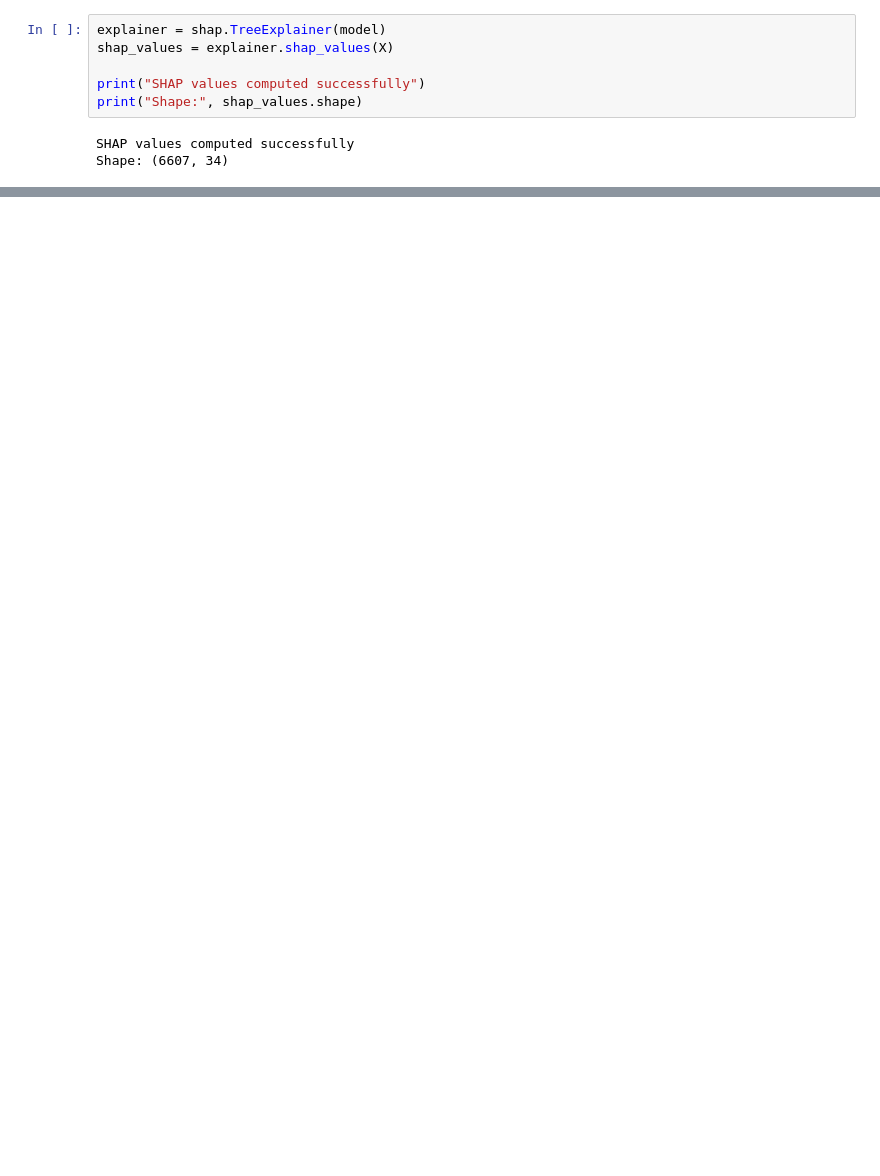
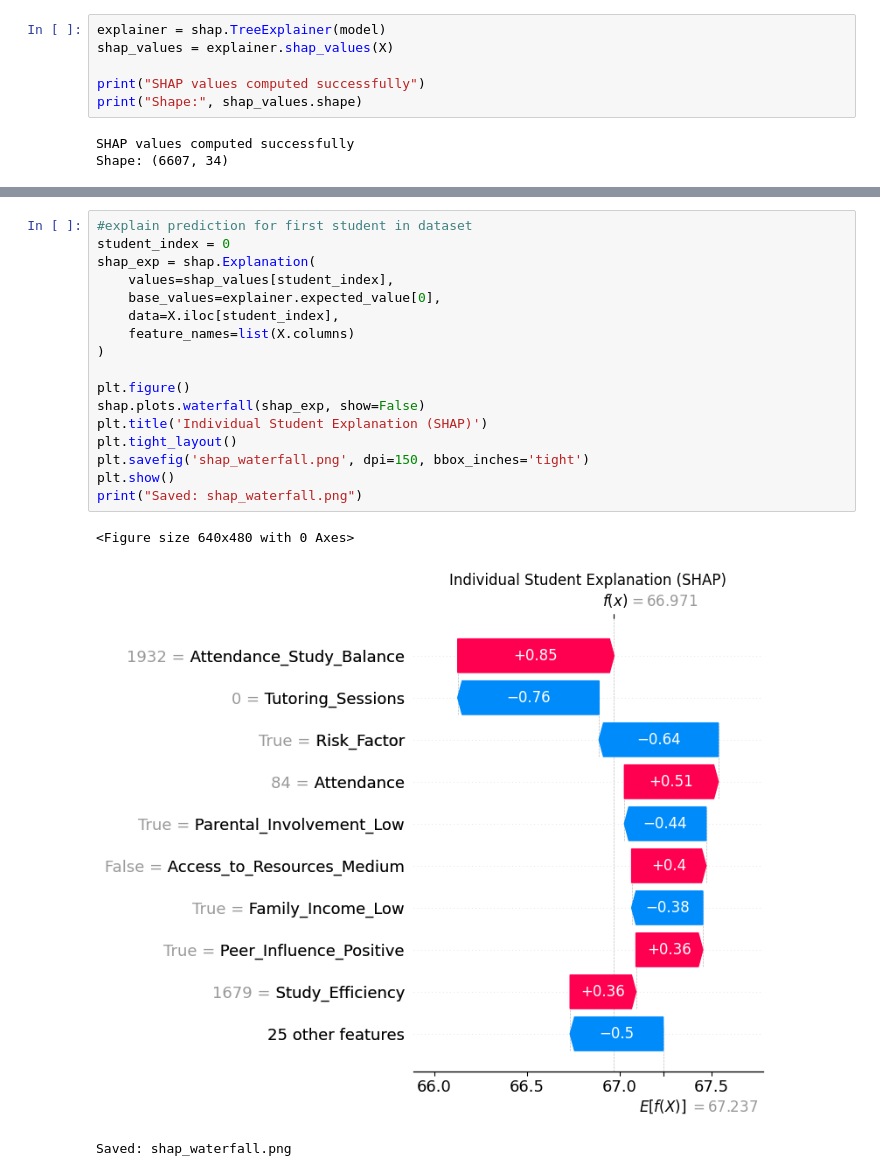
Before and after one commit to areeba-23/StudyPlan_AI, a Jupyter notebook: Deliverable_2/src/explainability.ipynb, the cells around one changed output, grey strips where cells are left out. Cells and saved outputs as stored; diff of their text form; blank space fills up the shorter version.

Commit message:
complated explainability and Phase 4

```diff
--- a/Deliverable_2/src/explainability.ipynb
+++ b/Deliverable_2/src/explainability.ipynb
@@ -31,0 +59,21 @@ Shape: (6607, 34)
+# %%
+#explain prediction for first student in dataset
+student_index = 0
+shap_exp = shap.Explanation(
+    values=shap_values[student_index],
+    base_values=explainer.expected_value[0],
+    data=X.iloc[student_index],
+    feature_names=list(X.columns)
+)
+
+plt.figure()
+shap.plots.waterfall(shap_exp, show=False)
+plt.title('Individual Student Explanation (SHAP)')
+plt.tight_layout()
+plt.savefig('shap_waterfall.png', dpi=150, bbox_inches='tight')
+plt.show()
+print("Saved: shap_waterfall.png")
+# %% [output]
+<Figure size 640x480 with 0 Axes>
+[figure, added]
+Saved: shap_waterfall.png
```
Also changed, not shown: parts of 6 cells of this notebook, 4 other files.
